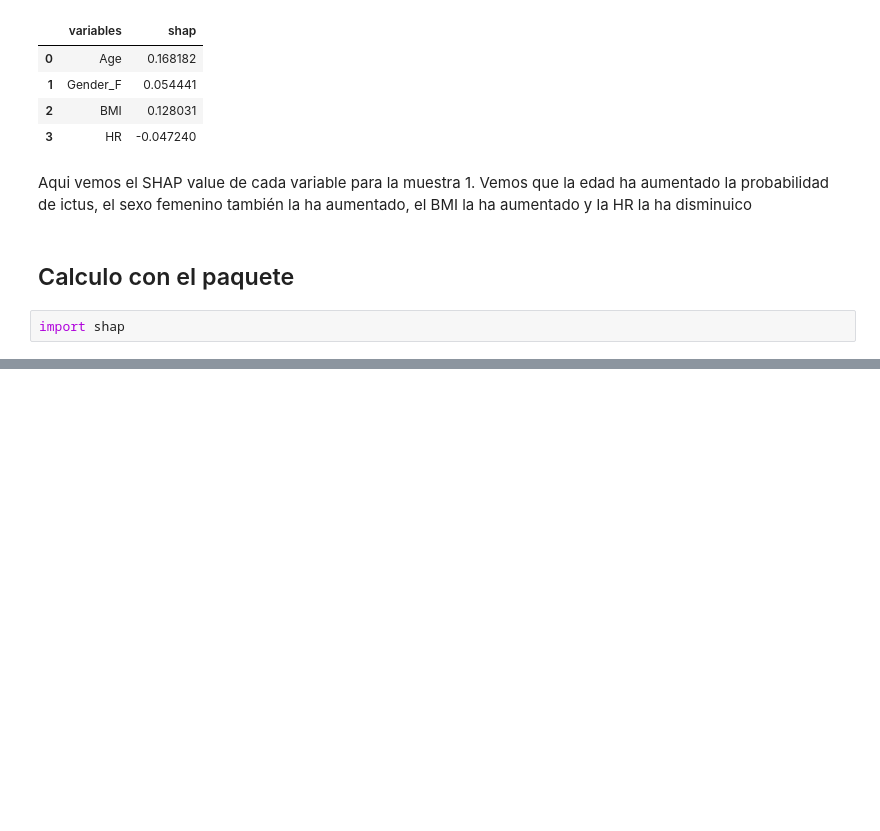
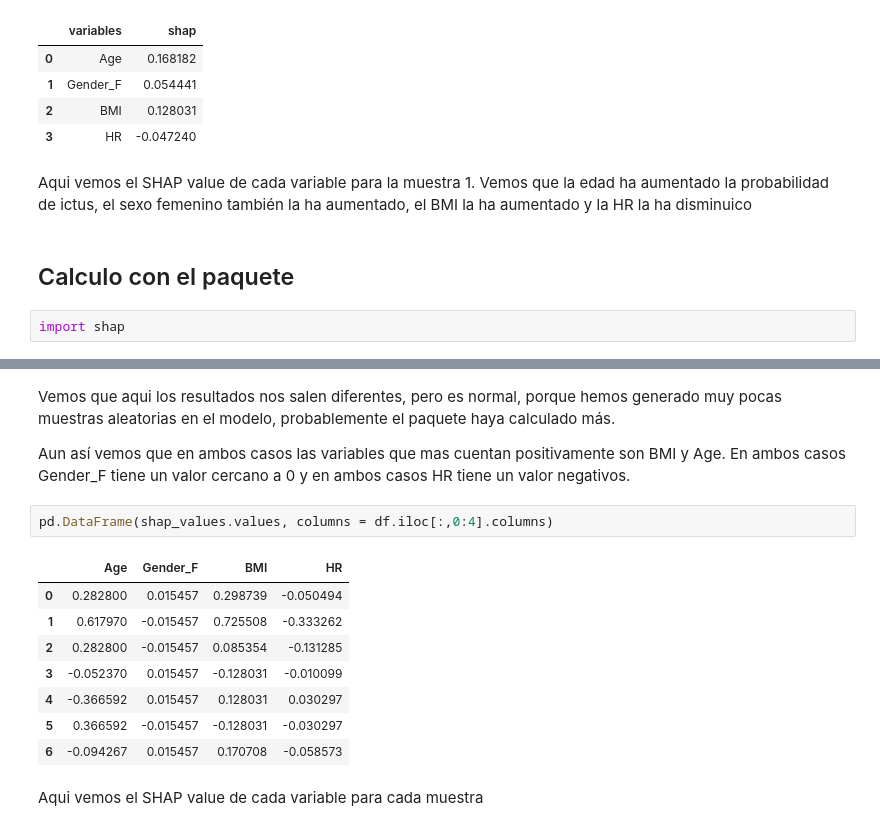
Before and after one commit to maryskal/SITK, a Jupyter notebook: SHAP.ipynb, the cells around one changed output, grey strips where cells are left out. Cells and saved outputs as stored; diff of their text form; blank space fills up the shorter version.

```diff
--- a/SHAP.ipynb
+++ b/SHAP.ipynb
@@ -213,0 +205,17 @@ ValueError: X has 8 features, but LinearRegression is expecting 4 features as in
+# %% [markdown]
+Vemos que aqui los resultados nos salen diferentes, pero es normal, porque hemos generado muy pocas muestras aleatorias en el modelo, probablemente el paquete haya calculado más.
+
+Aun así vemos que en ambos casos las variables que mas cuentan positivamente son BMI y Age. En ambos casos Gender_F tiene un valor cercano a 0 y en ambos casos HR tiene un valor negativos.
+# %%
+pd.DataFrame(shap_values.values, columns = df.iloc[:,0:4].columns)
+# %% [output]
+|  | Age | Gender_F | BMI | HR |
+| 0 | 0.282800 | 0.015457 | 0.298739 | -0.050494 |
+| 1 | 0.617970 | -0.015457 | 0.725508 | -0.333262 |
+| 2 | 0.282800 | -0.015457 | 0.085354 | -0.131285 |
+| 3 | -0.052370 | 0.015457 | -0.128031 | -0.010099 |
+| 4 | -0.366592 | 0.015457 | 0.128031 | 0.030297 |
+| 5 | 0.366592 | -0.015457 | -0.128031 | -0.030297 |
+| 6 | -0.094267 | 0.015457 | 0.170708 | -0.058573 |
+# %% [markdown]
+Aqui vemos el SHAP value de cada variable para cada muestra
```
Also changed, not shown: parts of 7 cells of this notebook.
